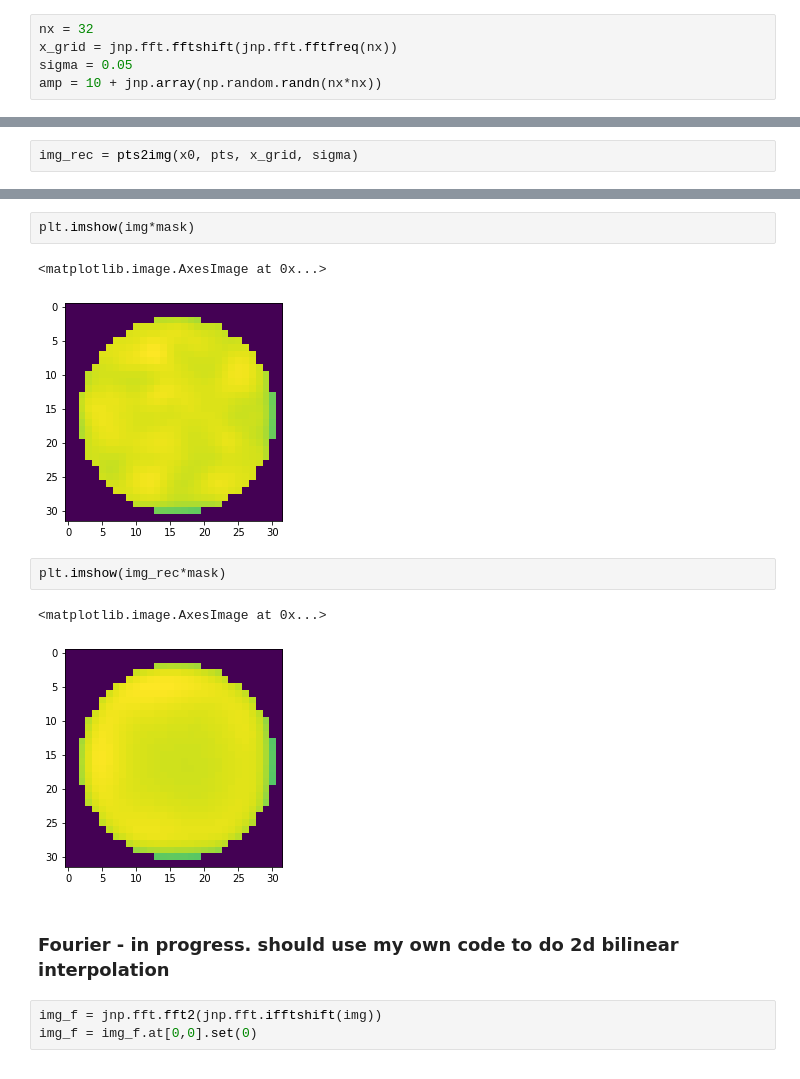
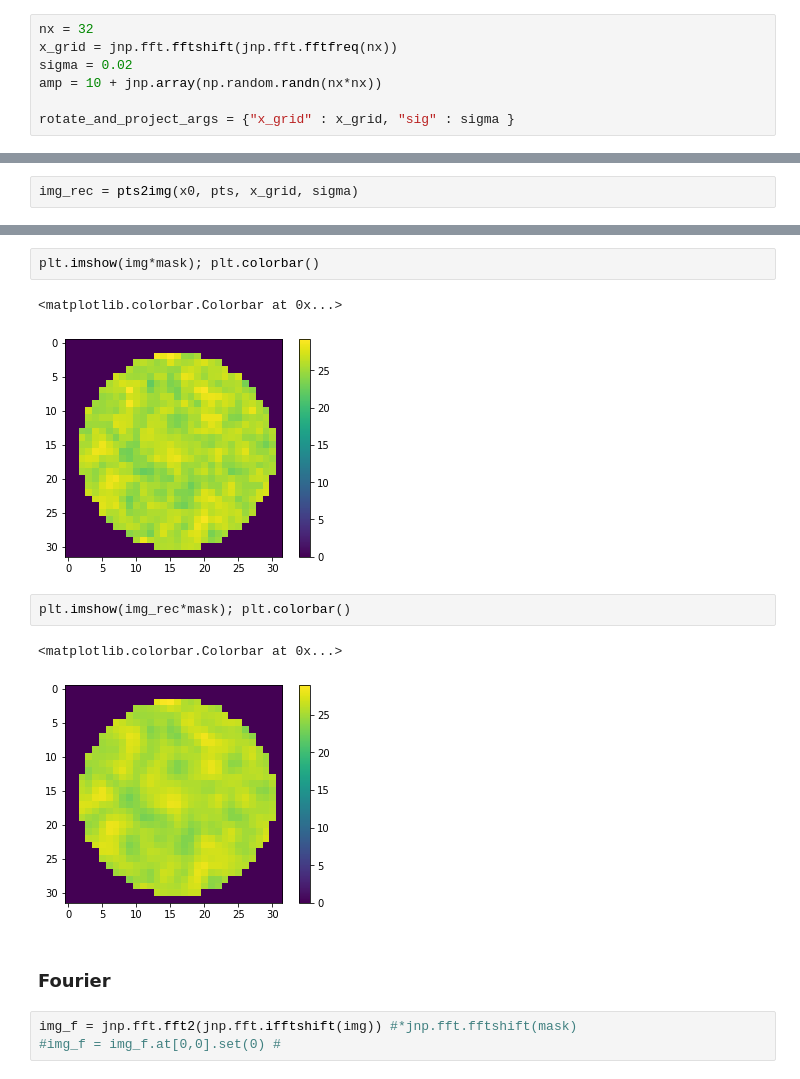
Before and after one commit to bogdantoader/simplecryoem, a Jupyter notebook: nb/SART.ipynb, the cells around one changed output, grey strips where cells are left out. Drawn from its saved outputs; the diff is of its cells as text.

Commit message:
2d Fourier for sart comparison

```diff
--- a/nb/SART.ipynb
+++ b/nb/SART.ipynb
@@ -61,5 +62,7 @@ def get_loss_function(fwd_model_vmap, thetas, data):
 # %%
 nx = 32
 x_grid = jnp.fft.fftshift(jnp.fft.fftfreq(nx))
-sigma = 0.05
+sigma = 0.02
 amp = 10 + jnp.array(np.random.randn(nx*nx))
+
+rotate_and_project_args = {"x_grid" : x_grid, "sig" : sigma }
@@ -155,16 +148,16 @@ plt.imshow(jnp.abs(img_rec-img)*mask); plt.colorbar()
 # %%
-plt.imshow(img*mask)
+plt.imshow(img*mask); plt.colorbar()
 # %% [output]
-<matplotlib.image.AxesImage at 0x...>
+<matplotlib.colorbar.Colorbar at 0x...>
-[figure, old version]
+[figure, new version]
 # %%
-plt.imshow(img_rec*mask)
+plt.imshow(img_rec*mask); plt.colorbar()
 # %% [output]
-<matplotlib.image.AxesImage at 0x...>
+<matplotlib.colorbar.Colorbar at 0x...>
-[figure, old version]
+[figure, new version]
 # %% [markdown]
-### Fourier - in progress. should use my own code to do 2d bilinear interpolation
+### Fourier
 # %%
-img_f = jnp.fft.fft2(jnp.fft.ifftshift(img))
-img_f = img_f.at[0,0].set(0)
+img_f = jnp.fft.fft2(jnp.fft.ifftshift(img)) #*jnp.fft.fftshift(mask)
+#img_f = img_f.at[0,0].set(0) #
 # %%
```
Also changed, not shown: parts of 26 cells of this notebook.
